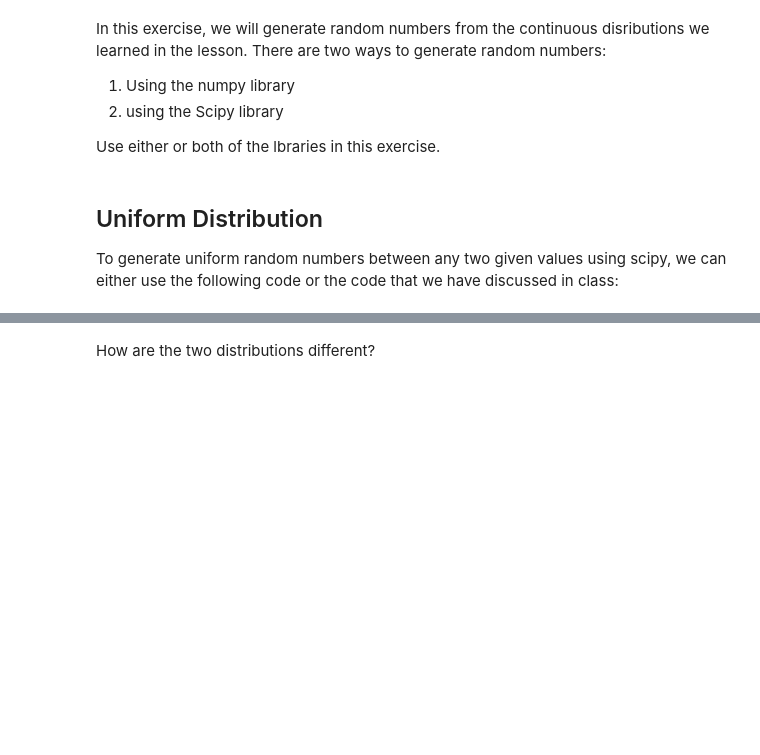
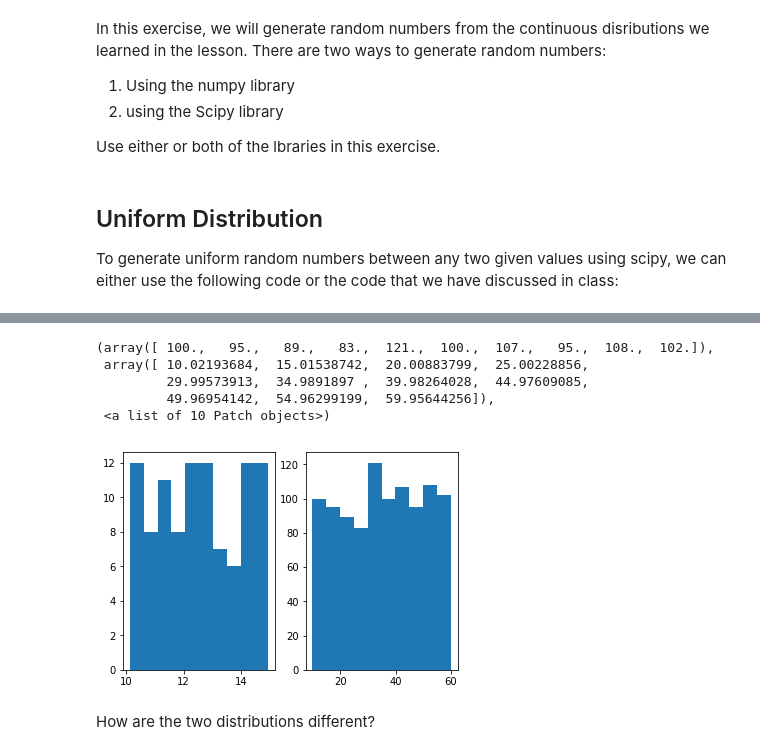
Before and after one commit to ironhack-datalabs/datamad1019, a Jupyter notebook: module-2/lab-continuous-probability-distribution/your-code/main.ipynb, the cells around one changed output, grey strips where cells are left out. Saved outputs shown, nothing was run; the diff lists cells and outputs as text; code cells hidden in the pictures; blank space fills up the shorter version.

```diff
--- a/module-2/lab-continuous-probability-distribution/your-code/main.ipynb
+++ b/module-2/lab-continuous-probability-distribution/your-code/main.ipynb
@@ -52,3 +48,28 @@ import numpy as np
+# %%
+# your code here
+
+import numpy as np
+import matplotlib.pyplot as plt
+%matplotlib inline
+
+def uniform(bottom,ceiling,count):
+    distribution = np.random.random(count) * (ceiling-bottom) + bottom
+    return distribution
+
+x = uniform(10,15,100)
+y = uniform(10,60,1000)
+
+plt.subplot(1,2,1)
+plt.hist(x)
+plt.subplot(1,2,2)
+plt.hist(y)
+# %% [output]
+(array([ 100.,   95.,   89.,   83.,  121.,  100.,  107.,   95.,  108.,  102.]),
+ array([ 10.02193684,  15.01538742,  20.00883799,  25.00228856,
+         29.99573913,  34.9891897 ,  39.98264028,  44.97609085,
+         49.96954142,  54.96299199,  59.95644256]),
+ <a list of 10 Patch objects>)
+[figure, added]
 # %% [markdown]
 How are the two distributions different?
 # %%
```
Also changed, not shown: parts of 16 cells of this notebook.
